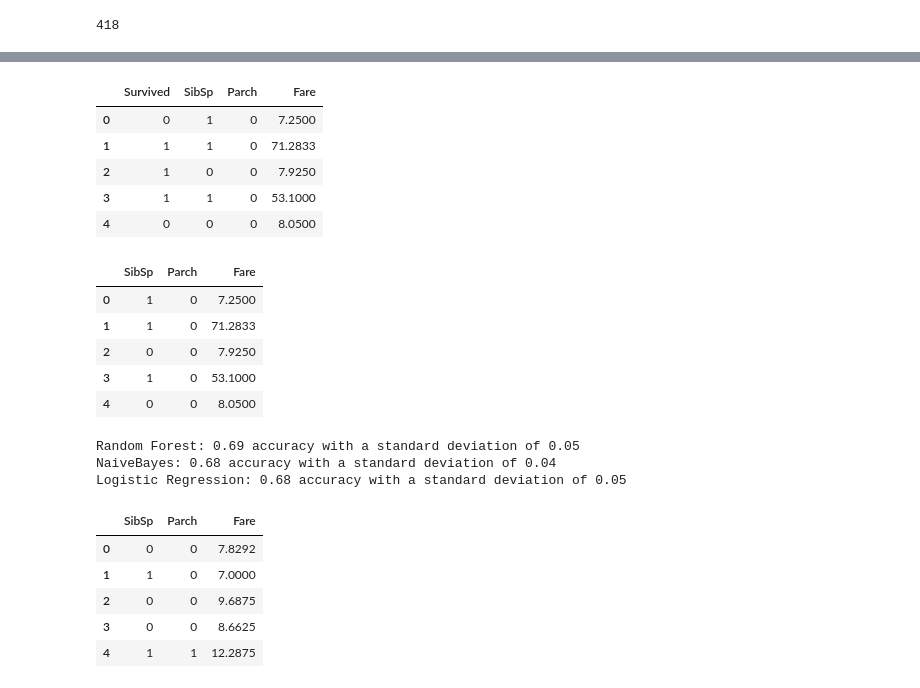
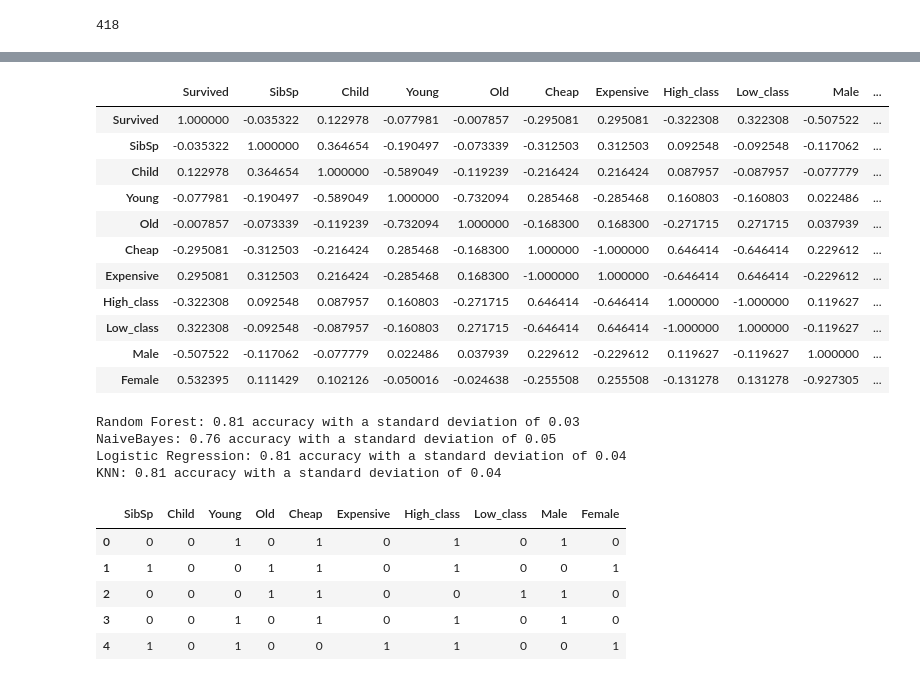
Before and after one commit to hellowithchicken/DataMining, a Jupyter notebook: basic_assignment/titanic/assignment_1_titanic.ipynb, the cells around one changed output, grey strips where cells are left out. Saved outputs shown, nothing was run; the diff lists cells and outputs as text; code cells hidden in the pictures.

```diff
--- a/basic_assignment/titanic/assignment_1_titanic.ipynb
+++ b/basic_assignment/titanic/assignment_1_titanic.ipynb
@@ -101,13 +124,14 @@ for col in delete:
 # Replace male/female by 0 or 1 in order to be readable by ML model
 # Age has a lot of missing values, replace age by avg
 # Embarked has 2 missing values, replace by S as it occurs most often
-
-# data['Sex'].replace('female', 0, inplace=True)
-# data['Sex'].replace('male', 1, inplace=True)
-# data['Age'].fillna(100, inplace=True)
-# df['Sex'].replace('female', 0, inplace=True)
-# df['Sex'].replace('male', 1, inplace=True)
-# df['Age'].fillna(100, inplace=True)
+print(df['Age'].mean())
+print(data['Age'].mean())
+data['Sex'].replace('female', 0, inplace=True)
+data['Sex'].replace('male', 1, inplace=True)
+df['Sex'].replace('female', 0, inplace=True)
+df['Sex'].replace('male', 1, inplace=True)
+df['Age'].fillna(data['Age'].mean(), inplace=True)
+data['Age'].fillna(data['Age'].mean(), inplace=True)
 # data['Embarked'].fillna('S', inplace=True)
 # df['Embarked'].fillna('S', inplace=True)
-# data.head()
+data.head()
@@ -114,12 +252,18 @@ for col in delete:
 # %%
-data.head()
+data.corr()
 # %% [output]
-|  | Survived | SibSp | Parch | Fare |
-| 0 | 0 | 1 | 0 | 7.2500 |
-| 1 | 1 | 1 | 0 | 71.2833 |
-| 2 | 1 | 0 | 0 | 7.9250 |
-| 3 | 1 | 1 | 0 | 53.1000 |
-| 4 | 0 | 0 | 0 | 8.0500 |
+|  | Survived | SibSp | Child | Young | Old | Cheap | Expensive | High_class | Low_class | Male | ... |
+| Survived | 1.000000 | -0.035322 | 0.122978 | -0.077981 | -0.007857 | -0.295081 | 0.295081 | -0.322308 | 0.322308 | -0.507522 | ... |
+| SibSp | -0.035322 | 1.000000 | 0.364654 | -0.190497 | -0.073339 | -0.312503 | 0.312503 | 0.092548 | -0.092548 | -0.117062 | ... |
+| Child | 0.122978 | 0.364654 | 1.000000 | -0.589049 | -0.119239 | -0.216424 | 0.216424 | 0.087957 | -0.087957 | -0.077779 | ... |
+| Young | -0.077981 | -0.190497 | -0.589049 | 1.000000 | -0.732094 | 0.285468 | -0.285468 | 0.160803 | -0.160803 | 0.022486 | ... |
+| Old | -0.007857 | -0.073339 | -0.119239 | -0.732094 | 1.000000 | -0.168300 | 0.168300 | -0.271715 | 0.271715 | 0.037939 | ... |
+| Cheap | -0.295081 | -0.312503 | -0.216424 | 0.285468 | -0.168300 | 1.000000 | -1.000000 | 0.646414 | -0.646414 | 0.229612 | ... |
+| Expensive | 0.295081 | 0.312503 | 0.216424 | -0.285468 | 0.168300 | -1.000000 | 1.000000 | -0.646414 | 0.646414 | -0.229612 | ... |
+| High_class | -0.322308 | 0.092548 | 0.087957 | 0.160803 | -0.271715 | 0.646414 | -0.646414 | 1.000000 | -1.000000 | 0.119627 | ... |
+| Low_class | 0.322308 | -0.092548 | -0.087957 | -0.160803 | 0.271715 | -0.646414 | 0.646414 | -1.000000 | 1.000000 | -0.119627 | ... |
+| Male | -0.507522 | -0.117062 | -0.077779 | 0.022486 | 0.037939 | 0.229612 | -0.229612 | 0.119627 | -0.119627 | 1.000000 | ... |
+| Female | 0.532395 | 0.111429 | 0.102126 | -0.050016 | -0.024638 | -0.255508 | 0.255508 | -0.131278 | 0.131278 | -0.927305 | ... |
 # %%
 #One-hot encode/make dummies for variable Embarked
 
@@ -146,14 +290,6 @@ data.head()
 
 y = data.Survived.to_numpy()
 data = data.drop('Survived', axis = 1)
-data.head()
-# %% [output]
-|  | SibSp | Parch | Fare |
-| 0 | 1 | 0 | 7.2500 |
-| 1 | 1 | 0 | 71.2833 |
-| 2 | 0 | 0 | 7.9250 |
-| 3 | 1 | 0 | 53.1000 |
-| 4 | 0 | 0 | 8.0500 |
 # %%
 X = data.to_numpy()
 # %%
@@ -161,23 +297,24 @@ X = data.to_numpy()
 # %%
 # Apply Machine learning (K-fold Crossvalidation)
 
-names = ["Random Forest", "NaiveBayes", "Logistic Regression"]
-classifiers = [RandomForestClassifier(n_estimators=10), GaussianNB(), LogisticRegression(random_state=0)]
+names = ["Random Forest", "NaiveBayes", "Logistic Regression", "KNN"]
+classifiers = [RandomForestClassifier(n_estimators=10), GaussianNB(), LogisticRegression(random_state=0), KNeighborsClassifier(n_neighbors=3)]
 
 for i, clf in enumerate(classifiers):
     scores = cross_val_score(clf, X, y, cv=10)
     print(f"{names[i]}: %0.2f accuracy with a standard deviation of %0.2f" % (scores.mean(), scores.std()))
 # %% [output]
-Random Forest: 0.69 accuracy with a standard deviation of 0.05
-NaiveBayes: 0.68 accuracy with a standard deviation of 0.04
-Logistic Regression: 0.68 accuracy with a standard deviation of 0.05
+Random Forest: 0.81 accuracy with a standard deviation of 0.03
+NaiveBayes: 0.76 accuracy with a standard deviation of 0.05
+Logistic Regression: 0.81 accuracy with a standard deviation of 0.04
+KNN: 0.81 accuracy with a standard deviation of 0.04
 # %%
 df.head()
 # %% [output]
-|  | SibSp | Parch | Fare |
-| 0 | 0 | 0 | 7.8292 |
-| 1 | 1 | 0 | 7.0000 |
-| 2 | 0 | 0 | 9.6875 |
-| 3 | 0 | 0 | 8.6625 |
-| 4 | 1 | 1 | 12.2875 |
+|  | SibSp | Child | Young | Old | Cheap | Expensive | High_class | Low_class | Male | Female |
+| 0 | 0 | 0 | 1 | 0 | 1 | 0 | 1 | 0 | 1 | 0 |
+| 1 | 1 | 0 | 0 | 1 | 1 | 0 | 1 | 0 | 0 | 1 |
+| 2 | 0 | 0 | 0 | 1 | 1 | 0 | 0 | 1 | 1 | 0 |
+| 3 | 0 | 0 | 1 | 0 | 1 | 0 | 1 | 0 | 1 | 0 |
+| 4 | 1 | 0 | 1 | 0 | 0 | 1 | 1 | 0 | 0 | 1 |
 # %%
```
Also changed, not shown: parts of 13 cells of this notebook, 1 other file.
